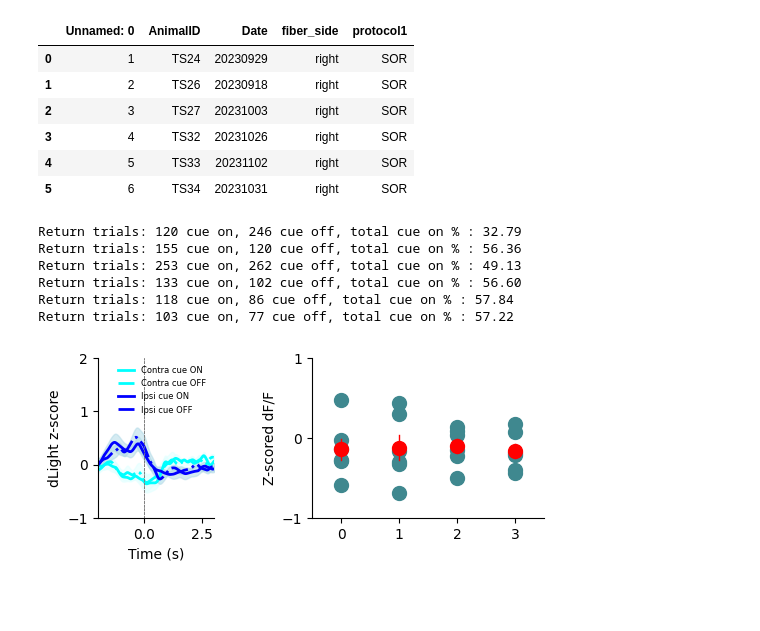
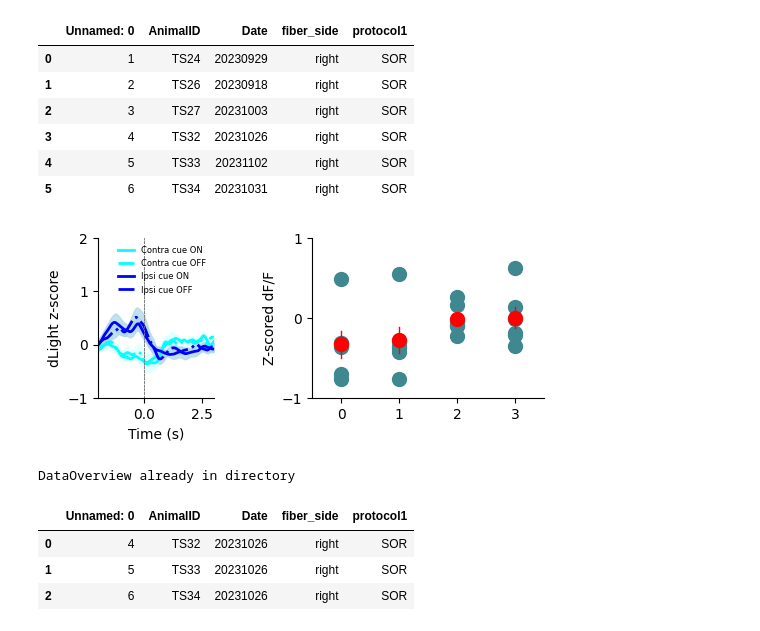
Before and after one commit to SainsburyWellcomeCentre/SJLab_APE_paper, a Jupyter notebook: docs/figures_notebooks/Figure_ED5_ST.ipynb, the cells around one changed output. Saved outputs shown, nothing was run; the diff lists cells and outputs as text; code cells hidden in the pictures; blank space fills up the shorter version.

Commit message:
Adding new plots ED5st

```diff
--- a/docs/figures_notebooks/Figure_ED5_ST.ipynb
+++ b/docs/figures_notebooks/Figure_ED5_ST.ipynb
@@ -102,10 +96,10 @@ for i, mouse in enumerate(info['AnimalID']):
             trial_data = pd.read_pickle(dataset_path)
             session_traces = yj_utils.SessionData(mouse, date, fiber_side, protocol, trial_data, photometry_data)
 
-    alignements = ['SOR_choice','SOR_return_cueON_contra','SOR_return_cueOFF_contra', 'SOR_return_cueON_ipsi', 'SOR_return_cueOFF_ipsi']
+    alignements = ['choice','SOR_return_cueON_contra','SOR_return_cueOFF_contra', 'SOR_return_cueON_ipsi', 'SOR_return_cueOFF_ipsi']
     for a, alignement in enumerate(alignements):
-        if alignement == 'SOR_choice':
-            curr_data = session_traces.SOR_choice.contra_data
+        if alignement == 'choice':
+            curr_data = session_traces.choice.contra_data
         elif alignement == 'SOR_return_cueON_contra':
             curr_data = session_traces.SOR_return_cueON.contra_data
         elif alignement == 'SOR_return_cueOFF_contra':
@@ -117,7 +111,7 @@ for i, mouse in enumerate(info['AnimalID']):
 
         curr_data_mean = decimate(curr_data.mean_trace, 10) # data aligned to start of return movement
 
-        if alignement != 'SOR_choice':
+        if alignement != 'choice':
             # all return data is aligned to the start of return movement (=side port out)
             # to align it to the return cue instead, which happens 20ms after side port out, it needs to be shifted:
             t1 = np.pad(curr_data_mean, (0, 20))  # pad with 20 zeros (20ms with 10Hz sampling = 200, however decimate 10 above, hence only 20 datapoints)
@@ -127,39 +121,65 @@ for i, mouse in enumerate(info['AnimalID']):
 
         curr_data_time = decimate(curr_data.time_points, 10)
         curr_data_traces = decimate(curr_data.sorted_traces, 10)
 
 
-        if alignement == 'SOR_choice':
+        if alignement == 'choice':
             # extract how long it takes on average to the peak movement signal in a classic contra trial (center --> side port)
             start_inx = 8000
             APE_choice_time_range = curr_data_time[start_inx:start_inx + 8000]
             APE_choice_peak_index = np.argmax(curr_data_mean[start_inx:start_inx + 8000])
 
         # extract movement after the same time interval in the return trials:
         amplitude = curr_data_mean[start_inx + APE_choice_peak_index]
+
 
         if alignement == 'SOR_return_cueON_contra':
             nr_return_trials_cue_on = nr_return_trials_cue_on + curr_data_traces.shape[0]
             return_contra_cue_on_values.append(amplitude)
         elif alignement == 'SOR_return_cueOFF_contra':
             nr_return_trials_cue_off = nr_return_trials_cue_off + curr_data_traces.shape[0]
             return_contra_cue_off_values.append(amplitude)
         elif alignement == 'SOR_return_cueON_ipsi':
             nr_return_trials_cue_on = nr_return_trials_cue_on + curr_data_traces.shape[0]
             return_ipsi_cue_on_values.append(amplitude)
         elif alignement == 'SOR_return_cueOFF_ipsi':
             nr_return_trials_cue_off = nr_return_trials_cue_off + curr_data_traces.shape[0]
             return_ipsi_cue_off_values.append(amplitude)
 
     #print(f"Return trials: {nr_return_trials_cue_on:.0f} cue on, {nr_return_trials_cue_off:.0f} cue off, total cue on % : {(nr_return_trials_cue_on*100 / (nr_return_trials_cue_on + nr_return_trials_cue_off)):.2f}")
 
 
-figure = yj_plot.plot_ED5ST(all_group_data, curr_data_time, return_contra_cue_on_values, return_contra_cue_off_values, return_ipsi_cue_on_values, return_ipsi_cue_off_values)
+figure = yj_plot.plot_ED5ST(all_group_data, curr_data_time, return_contra_cue_on_values, return_contra_cue_off_values, return_ipsi_cue_on_values, return_ipsi_cue_off_values,'EarlyTraining')
+
+# uncomment here to save the plot
+dataset_path = '../../data/'
+plt.savefig(dataset_path + 'ED5ST_EarlyTraining.png',
+            transparent=True, bbox_inches='tight')
 # %% [output]
-Return trials: 120 cue on, 246 cue off, total cue on % : 32.79
-Return trials: 155 cue on, 120 cue off, total cue on % : 56.36
-Return trials: 253 cue on, 262 cue off, total cue on % : 49.13
-Return trials: 133 cue on, 102 cue off, total cue on % : 56.60
-Return trials: 118 cue on, 86 cue off, total cue on % : 57.84
-Return trials: 103 cue on, 77 cue off, total cue on % : 57.22
-[figure, old version]
+[figure, new version]
+# %%
+# # Extended Data 5S & 5T:
+
+# Get dataset information:
+dataset_name = 'DataOverview_ED5ST_FirstCueSession.csv' # CORRECT TO NEW FIGURE NUMBER
+zenodo = "https://zenodo.org/records/xxxxxxxxxxx/files/"
+url = zenodo + dataset_name
+dataset_path = '../../data/' + dataset_name
+
+if not exists(dataset_path):
+    print('Downloading data...')
+    urllib.request.urlretrieve(url, dataset_path)
+else:
+    print('DataOverview already in directory')
+
+#print(dataset_path)
+info = pd.read_csv(dataset_path)
+# %% [output]
+DataOverview already in directory
+# %%
+info
+# %% [output]
+|  | Unnamed: 0 | AnimalID | Date | fiber_side | protocol1 |
+| 0 | 4 | TS32 | 20231026 | right | SOR |
+| 1 | 5 | TS33 | 20231026 | right | SOR |
+| 2 | 6 | TS34 | 20231026 | right | SOR |
```
Also changed, not shown: parts of 5 cells of this notebook, 4 other files.
